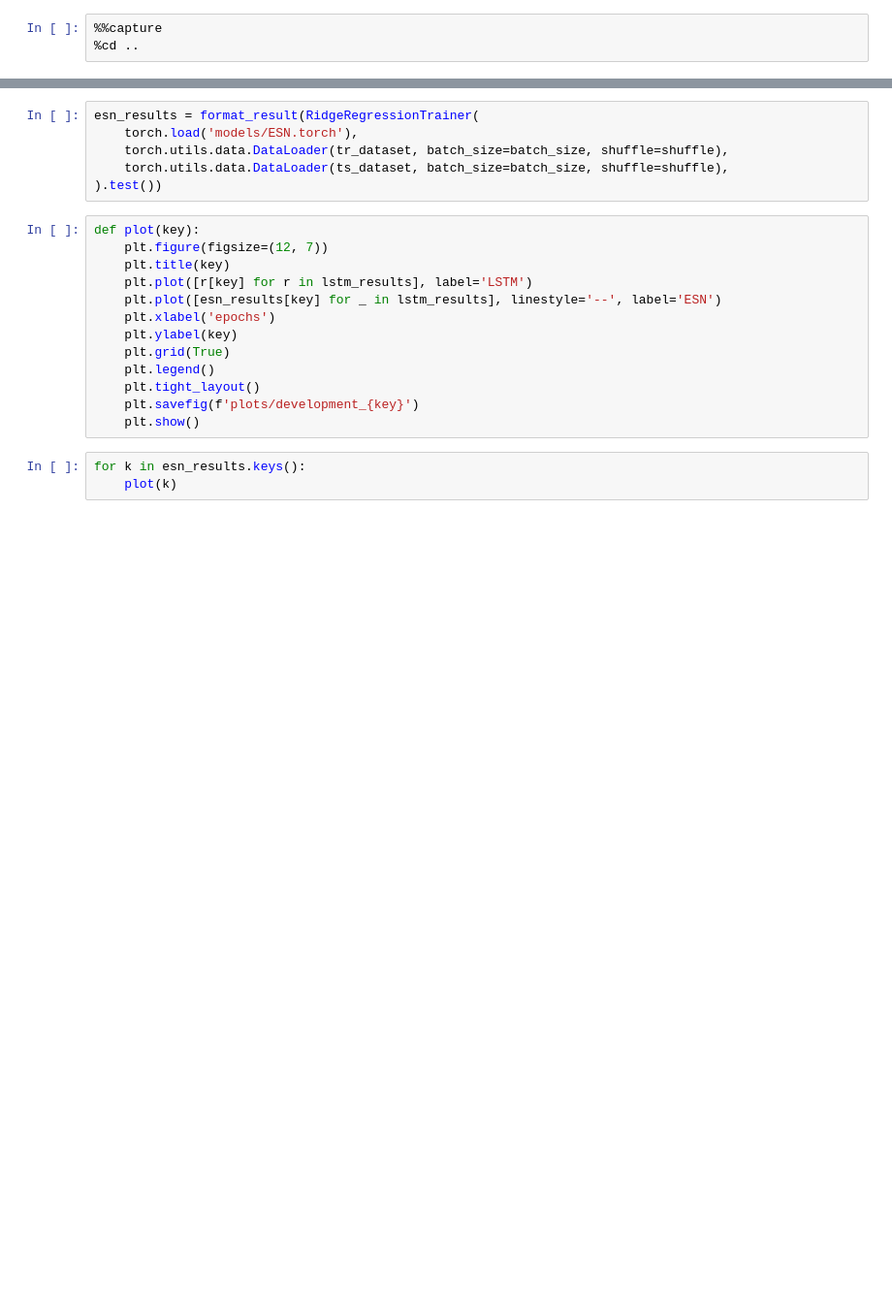
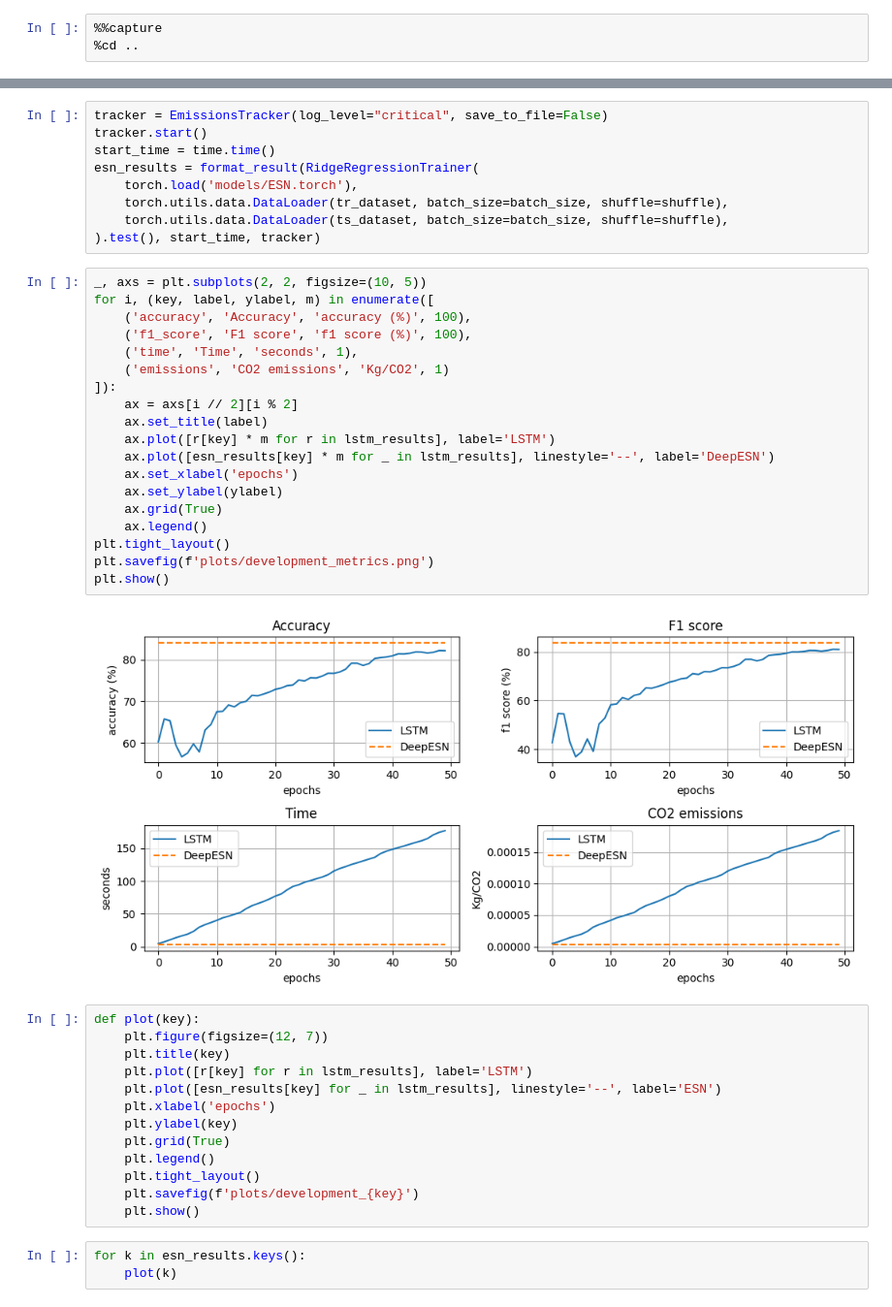
Before and after one commit to GeremiaPompei/energiai, a Jupyter notebook: notebook/plot_development.ipynb, the cells around one changed output, grey strips where cells are left out. Shown at 97% size. Cells and saved outputs as stored; diff of their text form; blank space fills up the shorter version.

```diff
--- a/notebook/plot_development.ipynb
+++ b/notebook/plot_development.ipynb
@@ -43,11 +49,35 @@ LSTM(
   (ff): Linear(in_features=200, out_features=88, bias=True)
 )
 # %%
+tracker = EmissionsTracker(log_level="critical", save_to_file=False)
+tracker.start()
+start_time = time.time()
 esn_results = format_result(RidgeRegressionTrainer(
     torch.load('models/ESN.torch'),
     torch.utils.data.DataLoader(tr_dataset, batch_size=batch_size, shuffle=shuffle),
     torch.utils.data.DataLoader(ts_dataset, batch_size=batch_size, shuffle=shuffle),
-).test())
+).test(), start_time, tracker)
+# %%
+_, axs = plt.subplots(2, 2, figsize=(10, 5))
+for i, (key, label, ylabel, m) in enumerate([
+    ('accuracy', 'Accuracy', 'accuracy (%)', 100),
+    ('f1_score', 'F1 score', 'f1 score (%)', 100),
+    ('time', 'Time', 'seconds', 1),
+    ('emissions', 'CO2 emissions', 'Kg/CO2', 1)
+]):
+    ax = axs[i // 2][i % 2]
+    ax.set_title(label)
+    ax.plot([r[key] * m for r in lstm_results], label='LSTM')
+    ax.plot([esn_results[key] * m for _ in lstm_results], linestyle='--', label='DeepESN')
+    ax.set_xlabel('epochs')
+    ax.set_ylabel(ylabel)
+    ax.grid(True)
+    ax.legend()
+plt.tight_layout()
+plt.savefig(f'plots/development_metrics.png')
+plt.show()
+# %% [output]
+[figure, added]
 # %%
 def plot(key):
     plt.figure(figsize=(12, 7))
```
Also changed, not shown: parts of 5 cells of this notebook, 1 other file.
